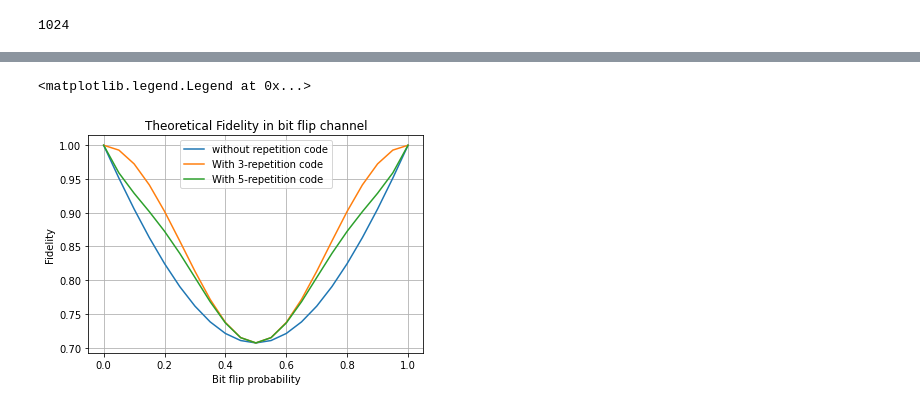
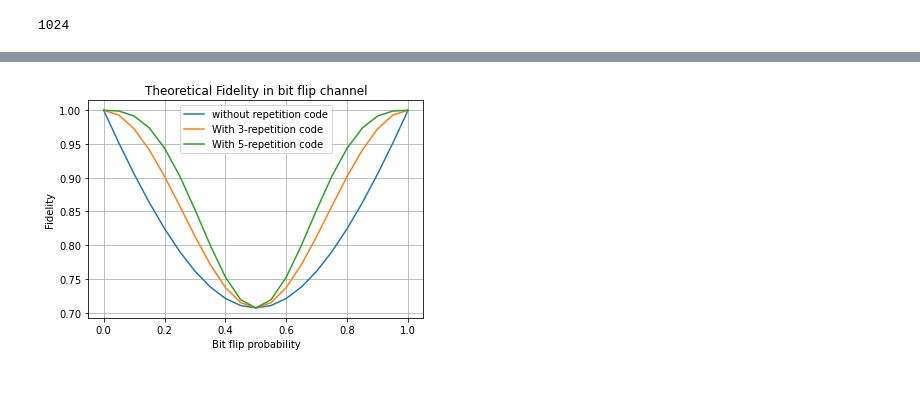
Before and after one commit to syedshubha/qec-bell-pair-fidelity, a Jupyter notebook: five_qubit_repetition.ipynb, the cells around one changed output, grey strips where cells are left out. Cells and saved outputs as stored; diff of their text form; code cells hidden in the pictures.

```diff
--- a/five_qubit_repetition.ipynb
+++ b/five_qubit_repetition.ipynb
@@ -162,11 +165,13 @@ for a1 in range(2):
                                             repetition_code_qc.mct([1,3,4],0)
                                             repetition_code_qc.mct([2,3,4],0)
                                             repetition_code_qc.mct([1,2,4],0)
+                                            repetition_code_qc.mct([1,2,3,4],0)
 
                                             repetition_code_qc.mct([6,7,8],5)
                                             repetition_code_qc.mct([7,8,9],5)
                                             repetition_code_qc.mct([6,8,9],5)
                                             repetition_code_qc.mct([6,7,9],5)
+                                            repetition_code_qc.mct([6,7,8,9],5)
 
                                             repetition_code_qc.barrier()
                                             repetition_code_qc.cx(alice_qubit[0],bob_qubit[0])
@@ -221,12 +226,12 @@ for i in range(11):
 # %%
 plot(p,sqrt(fid1), label="without repetition code")
 plot(p,sqrt(fid2), label="With 3-repetition code")
 plot(p,sqrt(fid3), label="With 5-repetition code")
 title("Theoretical Fidelity in bit flip channel")
 xlabel("Bit flip probability")
 ylabel("Fidelity")
 grid()
 legend()
+savefig("t.png",dpi=400,bbox_inches="tight")
 # %% [output]
-<matplotlib.legend.Legend at 0x...>
-[figure, old version]
+[figure, new version]
```
Also changed, not shown: parts of 9 cells of this notebook.
